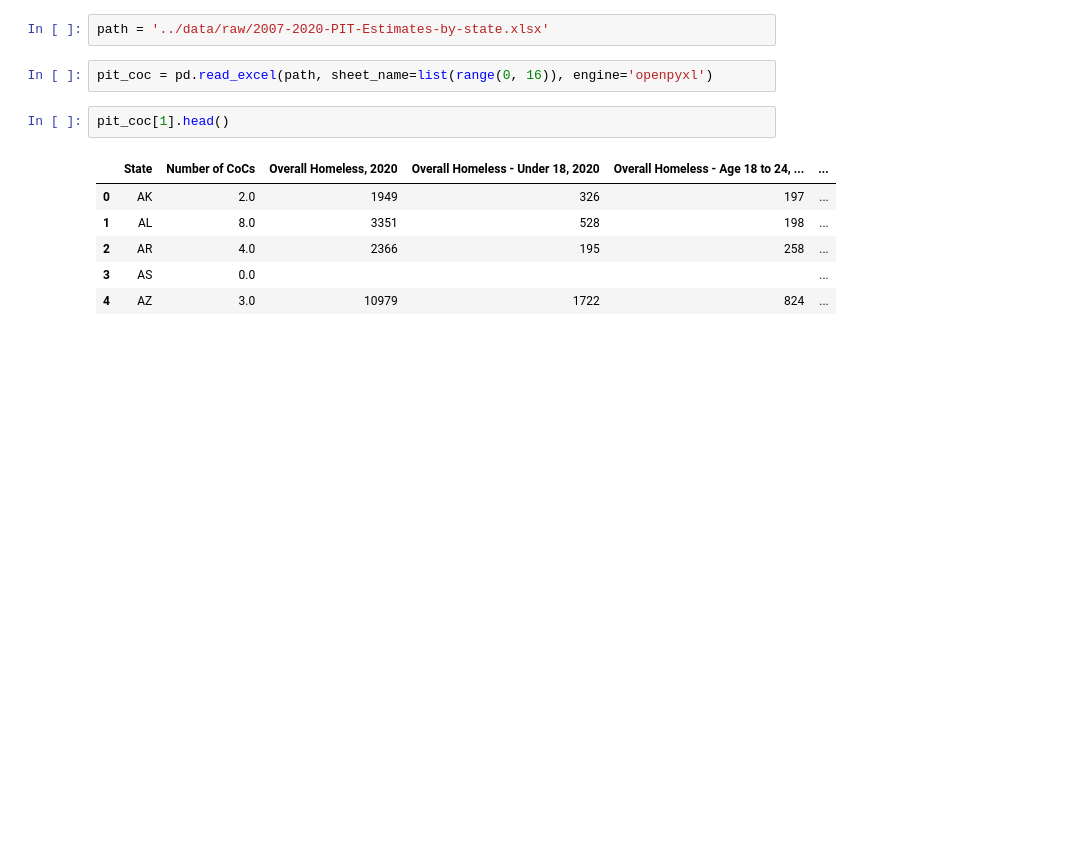
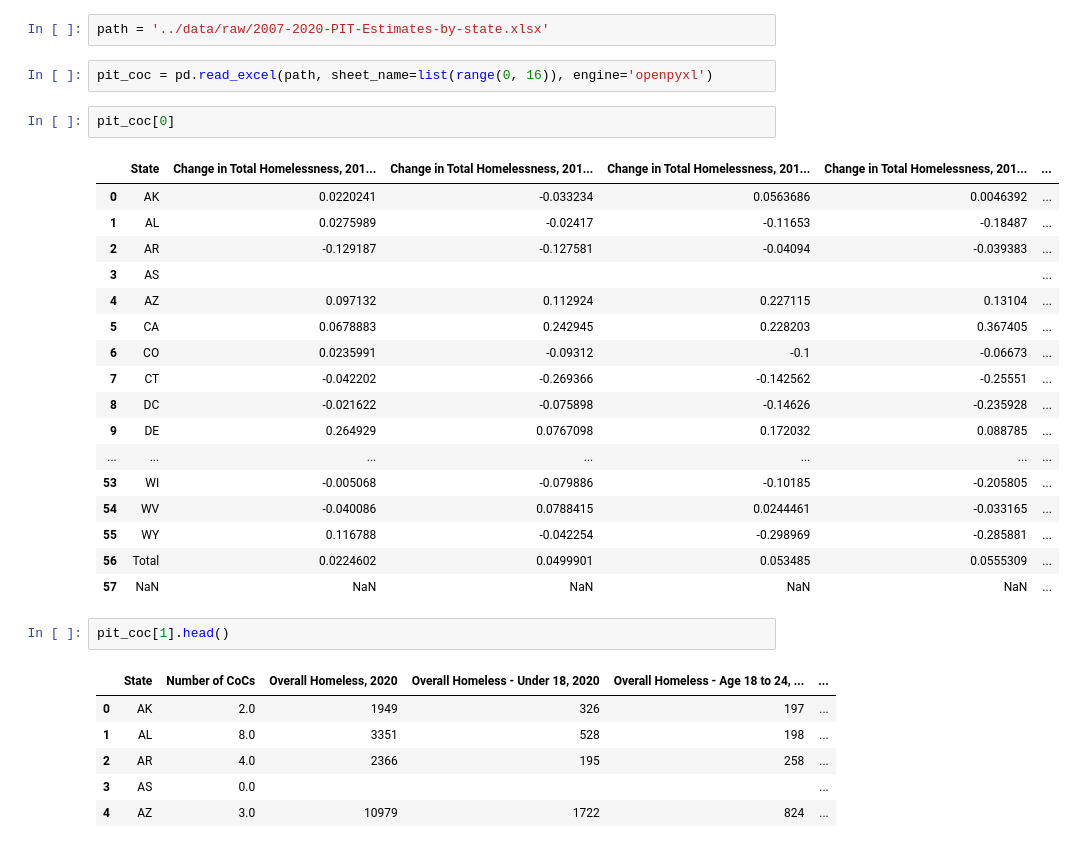
Before and after one commit to Jenniarlet/homeless_project, a Jupyter notebook: notebooks/preprocess_annual_pit.ipynb, the cells around one changed output. Cells and saved outputs as stored; diff of their text form; blank space fills up the shorter version.

```diff
--- a/notebooks/preprocess_annual_pit.ipynb
+++ b/notebooks/preprocess_annual_pit.ipynb
@@ -4,6 +4,26 @@ import pandas as pd
 path = '../data/raw/2007-2020-PIT-Estimates-by-state.xlsx'
 # %%
 pit_coc = pd.read_excel(path, sheet_name=list(range(0, 16)), engine='openpyxl')
+# %%
+pit_coc[0]
+# %% [output]
+|  | State | Change in Total Homelessness, 201... | Change in Total Homelessness, 201... | Change in Total Homelessness, 201... | Change in Total Homelessness, 201... | ... |
+| 0 | AK | 0.0220241 | -0.033234 | 0.0563686 | 0.0046392 | ... |
+| 1 | AL | 0.0275989 | -0.02417 | -0.11653 | -0.18487 | ... |
+| 2 | AR | -0.129187 | -0.127581 | -0.04094 | -0.039383 | ... |
+| 3 | AS |  |  |  |  | ... |
+| 4 | AZ | 0.097132 | 0.112924 | 0.227115 | 0.13104 | ... |
+| 5 | CA | 0.0678883 | 0.242945 | 0.228203 | 0.367405 | ... |
+| 6 | CO | 0.0235991 | -0.09312 | -0.1 | -0.06673 | ... |
+| 7 | CT | -0.042202 | -0.269366 | -0.142562 | -0.25551 | ... |
+| 8 | DC | -0.021622 | -0.075898 | -0.14626 | -0.235928 | ... |
+| 9 | DE | 0.264929 | 0.0767098 | 0.172032 | 0.088785 | ... |
+| ... | ... | ... | ... | ... | ... | ... |
+| 53 | WI | -0.005068 | -0.079886 | -0.10185 | -0.205805 | ... |
+| 54 | WV | -0.040086 | 0.0788415 | 0.0244461 | -0.033165 | ... |
+| 55 | WY | 0.116788 | -0.042254 | -0.298969 | -0.285881 | ... |
+| 56 | Total | 0.0224602 | 0.0499901 | 0.053485 | 0.0555309 | ... |
+| 57 | NaN | NaN | NaN | NaN | NaN | ... |
 # %%
 pit_coc[1].head()
 # %% [output]
```
Also changed, not shown: parts of 4 cells of this notebook, 1 other file.
